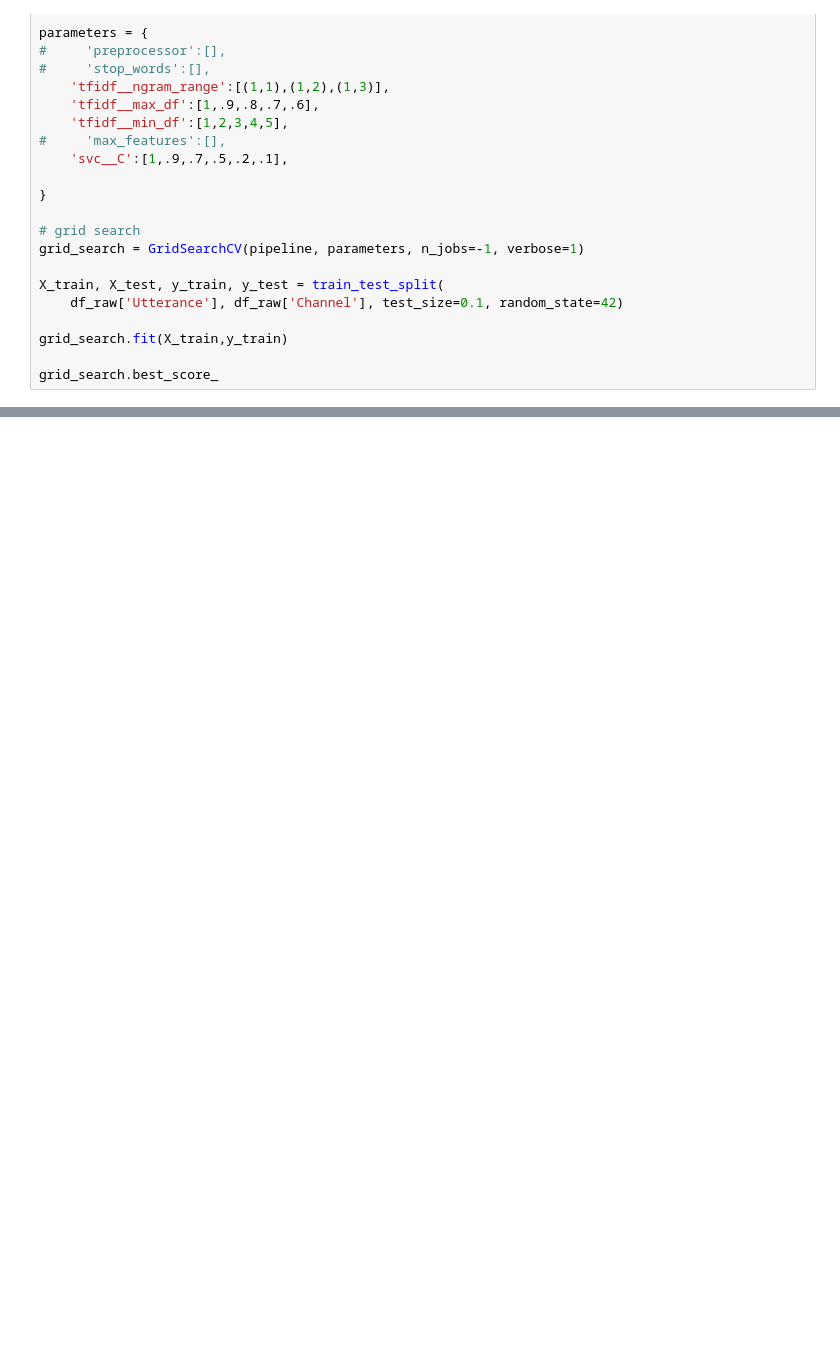
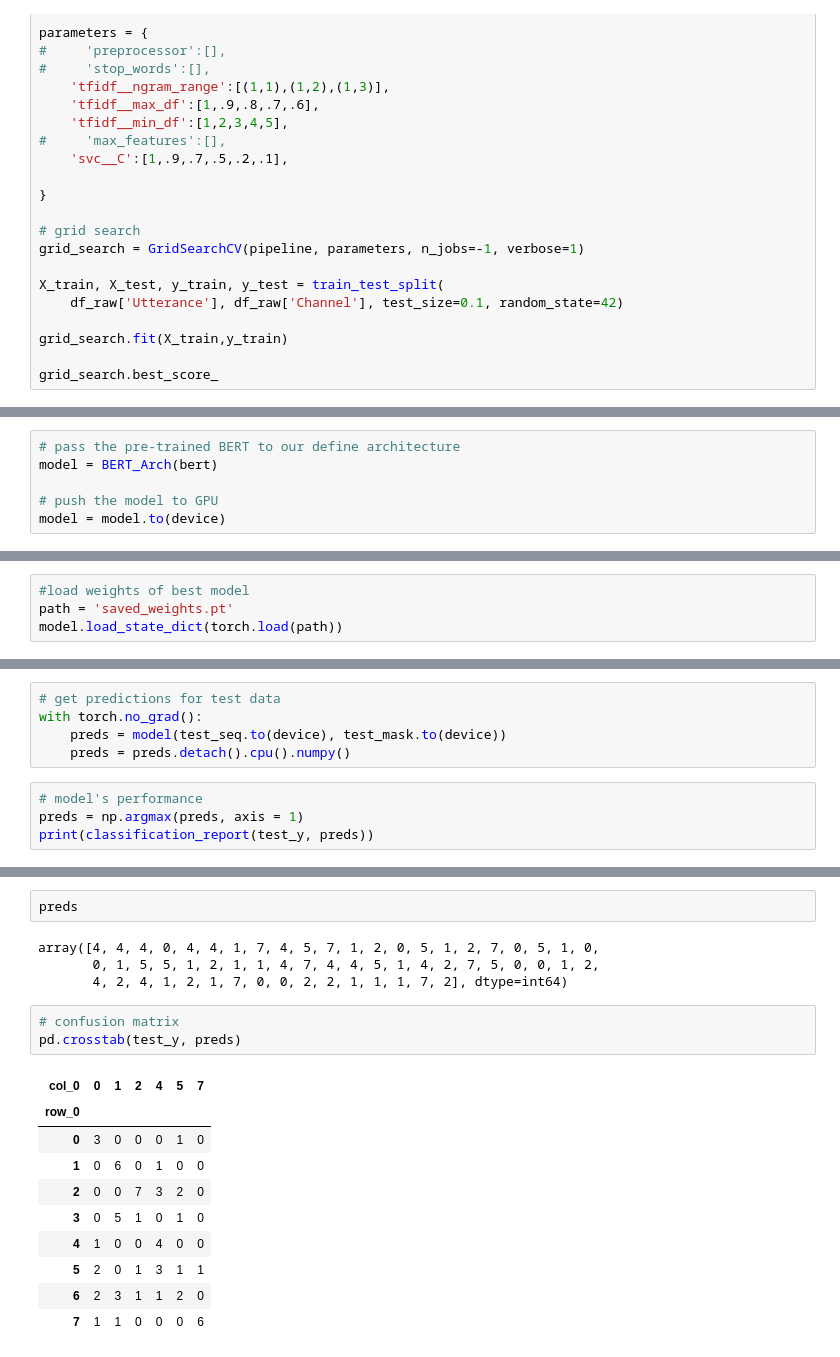
Before and after one commit to KevinC2020/aml-1, a Jupyter notebook: AML 1.ipynb, the cells around one changed output, grey strips where cells are left out. Saved outputs shown, nothing was run; the diff lists cells and outputs as text; blank space fills up the shorter version.

```diff
--- a/AML 1.ipynb
+++ b/AML 1.ipynb
@@ -585,0 +781,6 @@ grid_search.best_score_
+# %%
+# pass the pre-trained BERT to our define architecture
+model = BERT_Arch(bert)
+
+# push the model to GPU
+model = model.to(device)
@@ -585,0 +974,4 @@ grid_search.best_score_
+# %%
+#load weights of best model
+path = 'saved_weights.pt'
+model.load_state_dict(torch.load(path))
@@ -585,0 +980,9 @@ grid_search.best_score_
+# %%
+# get predictions for test data
+with torch.no_grad():
+    preds = model(test_seq.to(device), test_mask.to(device))
+    preds = preds.detach().cpu().numpy()
+# %%
+# model's performance
+preds = np.argmax(preds, axis = 1)
+print(classification_report(test_y, preds))
@@ -585,0 +1004,20 @@ grid_search.best_score_
+# %%
+preds
+# %% [output]
+array([4, 4, 4, 0, 4, 4, 1, 7, 4, 5, 7, 1, 2, 0, 5, 1, 2, 7, 0, 5, 1, 0,
+       0, 1, 5, 5, 1, 2, 1, 1, 4, 7, 4, 4, 5, 1, 4, 2, 7, 5, 0, 0, 1, 2,
+       4, 2, 4, 1, 2, 1, 7, 0, 0, 2, 2, 1, 1, 1, 7, 2], dtype=int64)
+# %%
+# confusion matrix
+pd.crosstab(test_y, preds)
+# %% [output]
+| col_0 | 0 | 1 | 2 | 4 | 5 | 7 |
+| row_0 |  |  |  |  |  |  |
+| 0 | 3 | 0 | 0 | 0 | 1 | 0 |
+| 1 | 0 | 6 | 0 | 1 | 0 | 0 |
+| 2 | 0 | 0 | 7 | 3 | 2 | 0 |
+| 3 | 0 | 5 | 1 | 0 | 1 | 0 |
+| 4 | 1 | 0 | 0 | 4 | 0 | 0 |
+| 5 | 2 | 0 | 1 | 3 | 1 | 1 |
+| 6 | 2 | 3 | 1 | 1 | 2 | 0 |
+| 7 | 1 | 1 | 0 | 0 | 0 | 6 |
```
Also changed, not shown: parts of 23 cells of this notebook, 1 other file.
